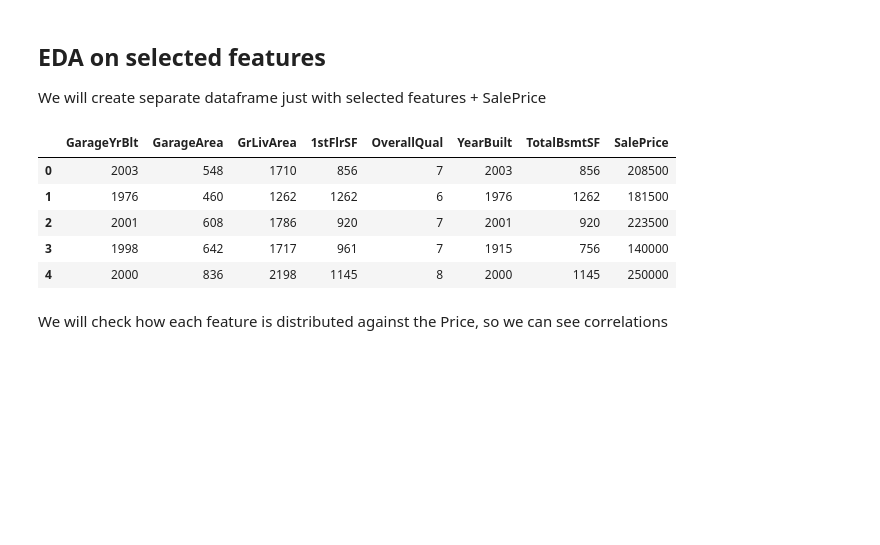
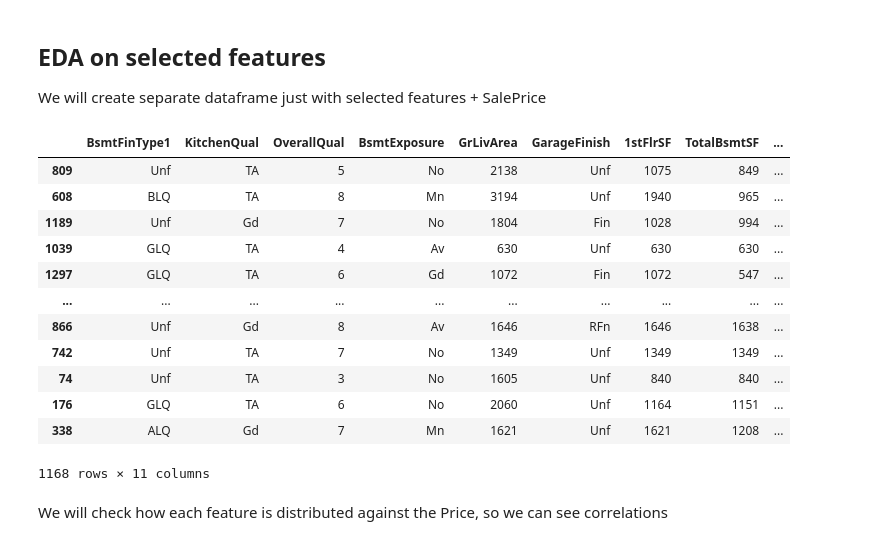
Before and after one commit to Tomosius/heritage_houses_p5, a Jupyter notebook: jupyter_notebooks/03_Data_Cleaning.ipynb, the cells around one changed output. Drawn from its saved outputs; the diff is of its cells as text; code cells hidden in the pictures; blank space fills up the shorter version.

Commit message:
Data Cleaning Completed

```diff
--- a/jupyter_notebooks/03_Data_Cleaning.ipynb
+++ b/jupyter_notebooks/03_Data_Cleaning.ipynb
@@ -259,0 +221,3 @@ df_test.to_csv(f'{output_dir}/test.csv', index=False)
+# %%
+# Before we start plotting, we need to drop 'Unnamed: 0'
+df = df.drop(columns=['Unnamed: 0'])
@@ -317,16 +531,36 @@ We have a list of features we will be investigating:
+# %%
+# Converting to list all top features
+top_correlations_list_hypothesis_1 = list_of_top.values.tolist()
+# Making a list of features + SalePrice, so later it is easier to manage dataframe.
+features_list = [item[0] for item in top_correlations_list_hypothesis_1]
+features_list.append('SalePrice')
+
+# Importing some extra functions we have created
+from extra_funcionality import save_data
+
+# Saving both lists for future reuse
+save_data('hypothesis_1_top_correlations', top_correlations_list_hypothesis_1)
+save_data('hypothesis_1_features', features_list)
 # %% [markdown]
 ## EDA on selected features
 
 We will create separate dataframe just with selected features + SalePrice
-# %%
-df_eda = df.filter(features_to_study + ['SalePrice'])
-df_eda.head()
-# %% [output]
-|  | GarageYrBlt | GarageArea | GrLivArea | 1stFlrSF | OverallQual | YearBuilt | TotalBsmtSF | SalePrice |
-| 0 | 2003 | 548 | 1710 | 856 | 7 | 2003 | 856 | 208500 |
-| 1 | 1976 | 460 | 1262 | 1262 | 6 | 1976 | 1262 | 181500 |
-| 2 | 2001 | 608 | 1786 | 920 | 7 | 2001 | 920 | 223500 |
-| 3 | 1998 | 642 | 1717 | 961 | 7 | 1915 | 756 | 140000 |
-| 4 | 2000 | 836 | 2198 | 1145 | 8 | 2000 | 1145 | 250000 |
+# %%
+df = df_train[features_list]
+df
+# %% [output]
+|  | BsmtFinType1 | KitchenQual | OverallQual | BsmtExposure | GrLivArea | GarageFinish | 1stFlrSF | TotalBsmtSF | ... |
+| 809 | Unf | TA | 5 | No | 2138 | Unf | 1075 | 849 | ... |
+| 608 | BLQ | TA | 8 | Mn | 3194 | Unf | 1940 | 965 | ... |
+| 1189 | Unf | Gd | 7 | No | 1804 | Fin | 1028 | 994 | ... |
+| 1039 | GLQ | TA | 4 | Av | 630 | Unf | 630 | 630 | ... |
+| 1297 | GLQ | TA | 6 | Gd | 1072 | Fin | 1072 | 547 | ... |
+| ... | ... | ... | ... | ... | ... | ... | ... | ... | ... |
+| 866 | Unf | Gd | 8 | Av | 1646 | RFn | 1646 | 1638 | ... |
+| 742 | Unf | TA | 7 | No | 1349 | Unf | 1349 | 1349 | ... |
+| 74 | Unf | TA | 3 | No | 1605 | Unf | 840 | 840 | ... |
+| 176 | GLQ | TA | 6 | No | 2060 | Unf | 1164 | 1151 | ... |
+| 338 | ALQ | Gd | 7 | Mn | 1621 | Unf | 1621 | 1208 | ... |
+1168 rows × 11 columns
 # %% [markdown]
 We will check how each feature is distributed against the Price, so we can see correlations
```
Also changed, not shown: parts of 30 cells of this notebook, 25 other files.
